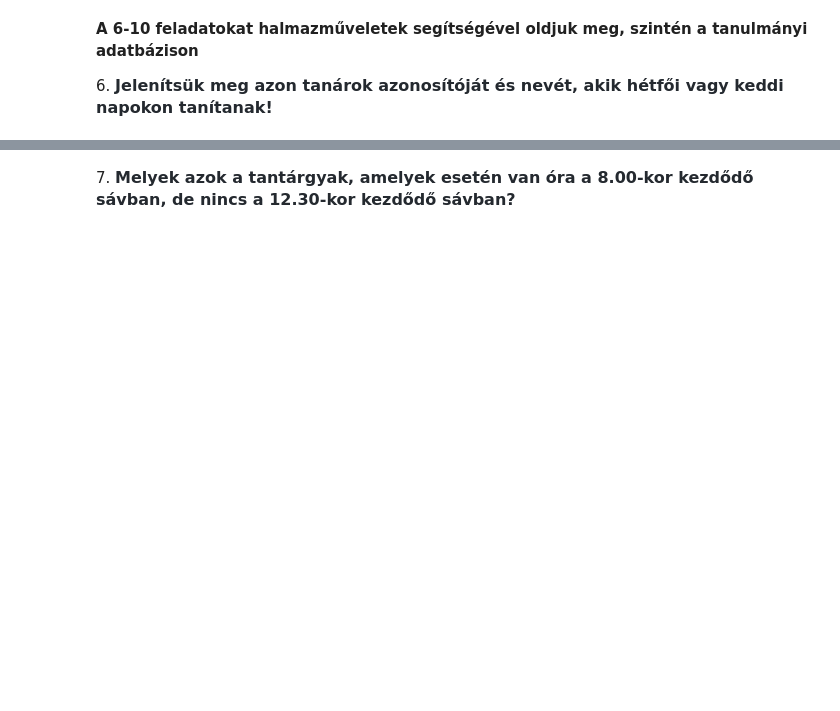
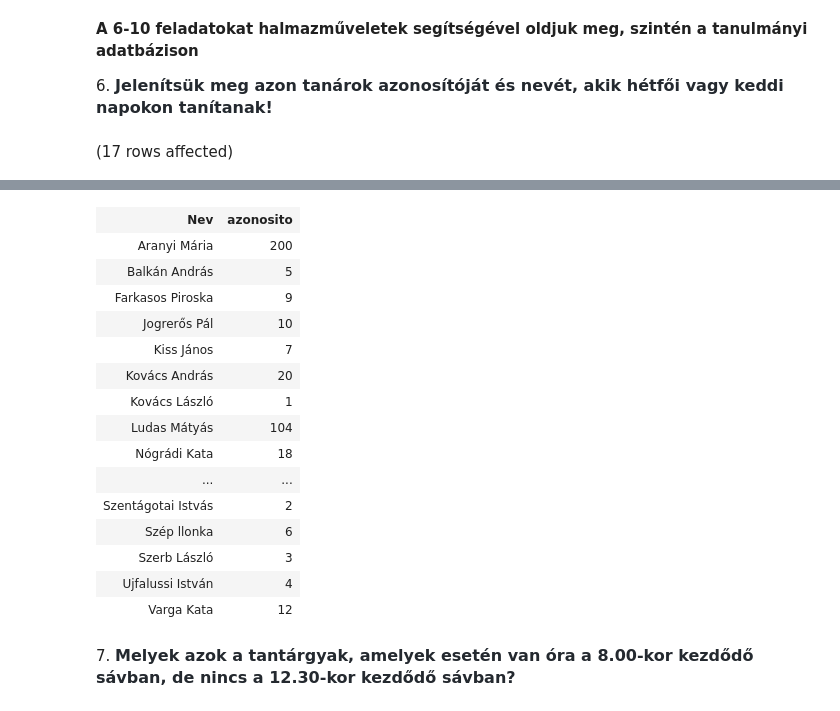
Before and after one commit to KedvesAnita/Adat, a Jupyter notebook: gyakorlat03_feladatok.ipynb, the cells around one changed output, grey strips where cells are left out. Cells and saved outputs as stored; diff of their text form; code cells hidden in the pictures; blank space fills up the shorter version.

```diff
--- a/gyakorlat03_feladatok.ipynb
+++ b/gyakorlat03_feladatok.ipynb
@@ -105,3 +110,17 @@ Total execution time: 00:00:00
 **A 6-10 feladatokat halmazműveletek segítségével oldjuk meg, szintén a tanulmányi adatbázison**
 
 6. <span style="background-color:rgb(255, 255, 255);color:rgb(36, 41, 47);font-family:-apple-system, BlinkMacSystemFont, &quot;Segoe UI&quot;, Helvetica, Arial, sans-serif, &quot;Apple Color Emoji&quot;, &quot;Segoe UI Emoji&quot;;font-size:16px;font-weight:600;">Jelenítsük meg azon tanárok azonosítóját és nevét, akik hétfői vagy keddi napokon tanítanak!</span>
+# %%
+select okt.nev as 'Nev', okt.oktato_id as 'azonosito'
+from Orak o join Oktatok okt on o.tanar=okt.oktato_id
+            join napok n on o.nap=n.nap_id
+where n.nap=N'Hétfő'
+
+UNION
+
+select  okt.nev as 'Nev', okt.oktato_id as 'azonosito'
+from Orak o join Oktatok okt on o.tanar=okt.oktato_id
+            join napok n on o.nap=n.nap_id
+where n.nap=N'Kedd'
+# %% [output]
+(17 rows affected)
@@ -108,3 +128,19 @@ Total execution time: 00:00:00
+| Nev | azonosito |
+| Aranyi Mária | 200 |
+| Balkán András | 5 |
+| Farkasos Piroska | 9 |
+| Jogrerős Pál | 10 |
+| Kiss János | 7 |
+| Kovács András | 20 |
+| Kovács László | 1 |
+| Ludas Mátyás | 104 |
+| Nógrádi Kata | 18 |
+| ... | ... |
+| Szentágotai Istvás | 2 |
+| Szép llonka | 6 |
+| Szerb László | 3 |
+| Ujfalussi István | 4 |
+| Varga Kata | 12 |
 # %% [markdown]
 7. <span style="background-color: rgb(255, 255, 255); color: rgb(36, 41, 47); font-family: -apple-system, BlinkMacSystemFont, &quot;Segoe UI&quot;, Helvetica, Arial, sans-serif, &quot;Apple Color Emoji&quot;, &quot;Segoe UI Emoji&quot;; font-size: 16px; font-weight: 600;">Melyek azok a tantárgyak, amelyek esetén van óra a 8.00-kor kezdődő sávban, de nincs a 12.30-kor kezdődő sávban?</span>
 # %%
```
Also changed, not shown: parts of 6 cells of this notebook, 1 other file.
